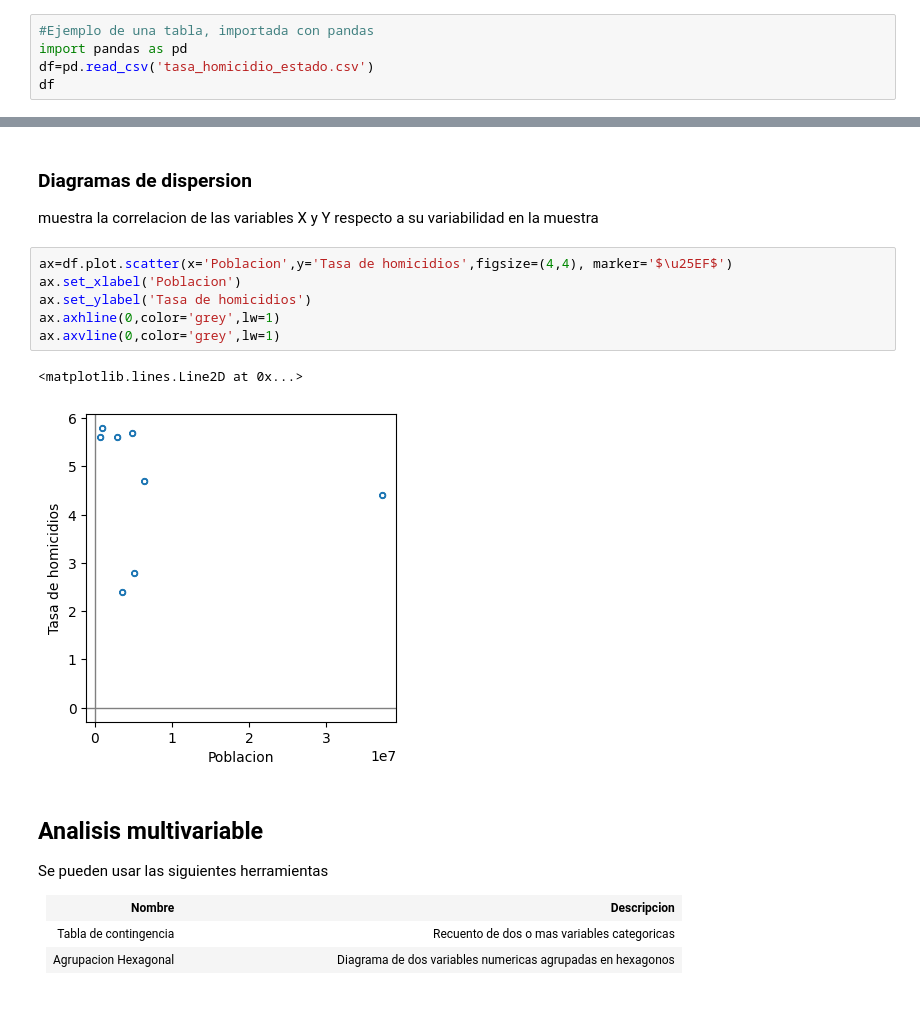
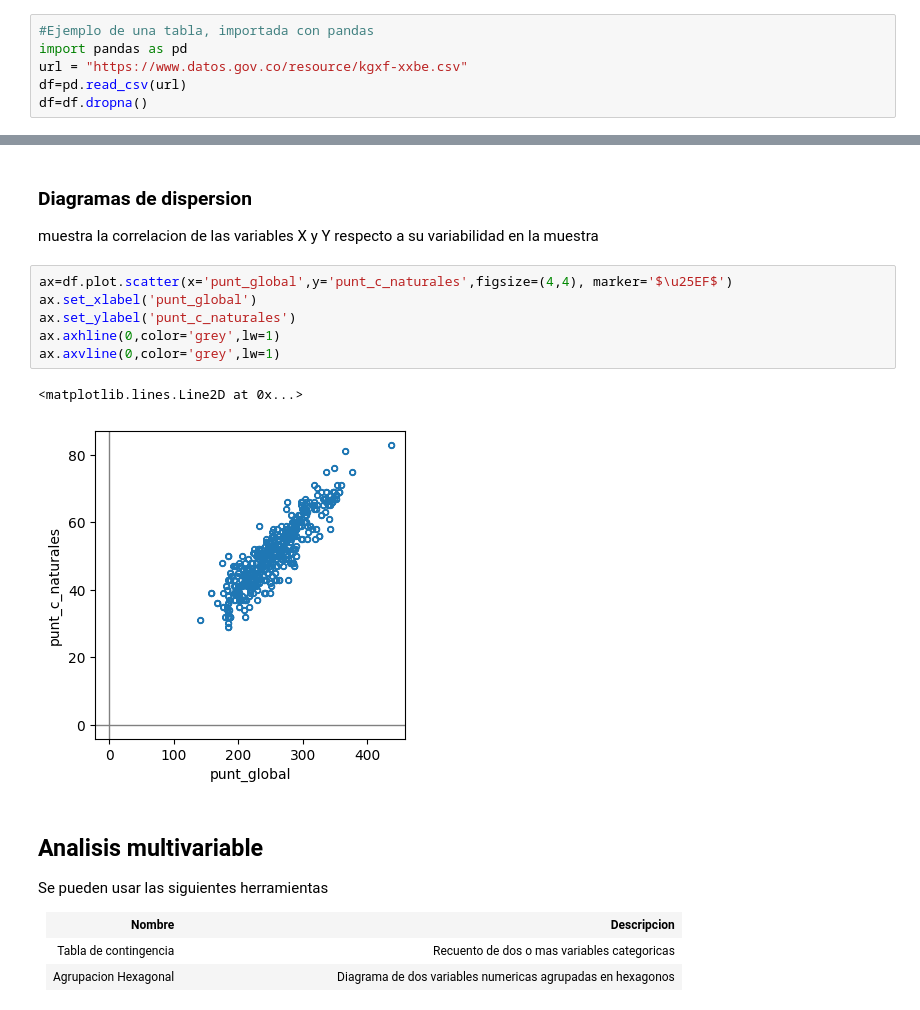
Before and after one commit to anfisbena/EstadisticaPracticaParaCienciaDeDatos, a Jupyter notebook: libro.ipynb, the cells around one changed output, grey strips where cells are left out. Drawn from its saved outputs; the diff is of its cells as text.

```diff
--- a/libro.ipynb
+++ b/libro.ipynb
@@ -80,5 +80,6 @@ Se identifican asi los datos en dos dimensiones como las tablas, estos tienen lo
 # %%
 #Ejemplo de una tabla, importada con pandas
 import pandas as pd
-df=pd.read_csv('tasa_homicidio_estado.csv')
-df
+url = "https://www.datos.gov.co/resource/kgxf-xxbe.csv"
+df=pd.read_csv(url)
+df=df.dropna()
@@ -410,14 +401,14 @@ plt.show()
 
 muestra la correlacion de las variables X y Y respecto a su variabilidad en la muestra
 # %%
-ax=df.plot.scatter(x='Poblacion',y='Tasa de homicidios',figsize=(4,4), marker='$\u25EF$')
-ax.set_xlabel('Poblacion')
-ax.set_ylabel('Tasa de homicidios')
+ax=df.plot.scatter(x='punt_global',y='punt_c_naturales',figsize=(4,4), marker='$\u25EF$')
+ax.set_xlabel('punt_global')
+ax.set_ylabel('punt_c_naturales')
 ax.axhline(0,color='grey',lw=1)
 ax.axvline(0,color='grey',lw=1)
 # %% [output]
 <matplotlib.lines.Line2D at 0x...>
-[figure, old version]
+[figure, new version]
 # %% [markdown]
 ## Analisis multivariable
 
```
Also changed, not shown: parts of 12 cells of this notebook.
